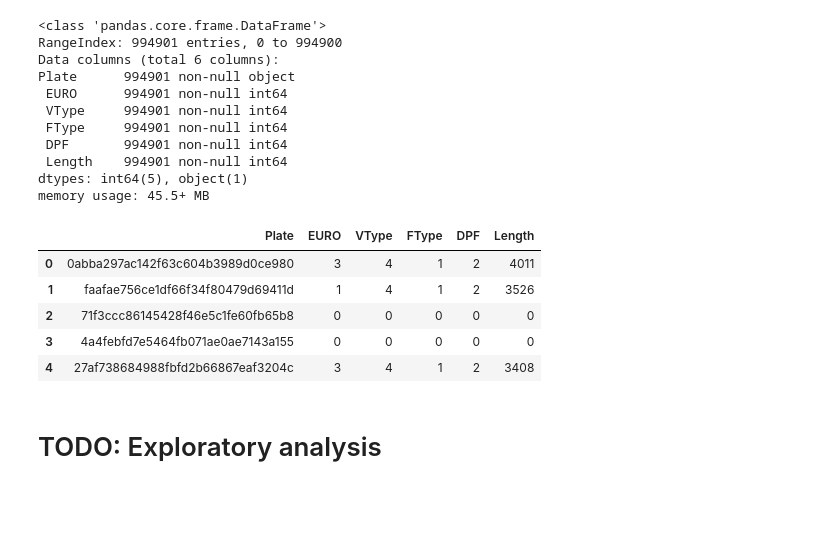
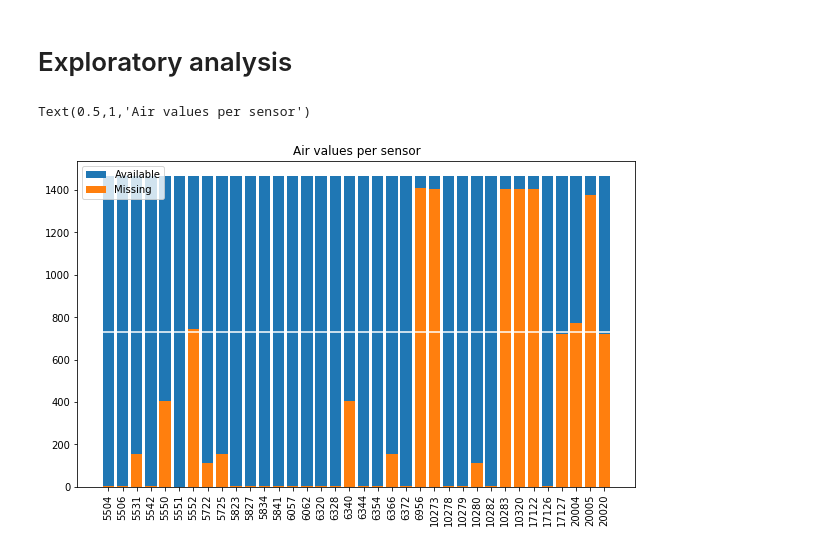
Before and after one commit to nickmancol/airquality-nickman, a Jupyter notebook: AirQuality.ipynb, the cells around one changed output. Cells and saved outputs as stored; diff of their text form; code cells hidden in the pictures; blank space fills up the shorter version.

Commit message:
Updated plots, added interpolation and ignored empty months

```diff
--- a/AirQuality.ipynb
+++ b/AirQuality.ipynb
@@ -1 +1,15 @@
+# %%
+import os
+import pandas as pd
+import geopandas as gpd
+import numpy as np
+import datetime
+import matplotlib.pyplot as plt
+from sqlalchemy import create_engine
+import csv
+#from sklearn.svm
+%matplotlib inline
+
+db_string = "postgres://rossi:123456@localhost:5432/air_quality"
+db = create_engine(db_string)
 # %%
@@ -148,25 +90,26 @@ vehicles = pd.read_csv('../MI_Area_C/vehicles_hdr.csv')
-# %%
-vehicles.info(())
-# %% [output]
-<class 'pandas.core.frame.DataFrame'>
-RangeIndex: 994901 entries, 0 to 994900
-Data columns (total 6 columns):
-Plate      994901 non-null object
- EURO      994901 non-null int64
- VType     994901 non-null int64
- FType     994901 non-null int64
- DPF       994901 non-null int64
- Length    994901 non-null int64
-dtypes: int64(5), object(1)
-memory usage: 45.5+ MB
-# %%
-vehicles.head()
-# %% [output]
-|  | Plate | EURO | VType | FType | DPF | Length |
-| 0 | 0abba297ac142f63c604b3989d0ce980 | 3 | 4 | 1 | 2 | 4011 |
-| 1 | faafae756ce1df66f34f80479d69411d | 1 | 4 | 1 | 2 | 3526 |
-| 2 | 71f3ccc86145428f46e5c1fe60fb65b8 | 0 | 0 | 0 | 0 | 0 |
-| 3 | 4a4febfd7e5464fb071ae0ae7143a155 | 0 | 0 | 0 | 0 | 0 |
-| 4 | 27af738684988fbfd2b66867eaf3204c | 3 | 4 | 1 | 2 | 3408 |
 # %% [markdown]
-# TODO: Exploratory analysis
+# Exploratory analysis
+# %%
+df_air = pd.read_sql('select * from vw_cross_air', db)
+# %%
+def plot_df_missing(ax, df):
+    n_df_sensors = np.arange(len(df.columns)-1)
+    list_missing = []
+    total_hours = len(df)
+    for c in df.columns:
+        if c.isdigit():
+            list_missing.append(df[c].isnull().sum())
+
+    ax.bar(n_df_sensors, [total_hours-x for x in list_missing], bottom=list_missing, label='Available')
+    ax.bar(n_df_sensors, list_missing, label='Missing')
+    ax.axhline(total_hours/2, xmin=0, xmax=len(n_df_sensors), c='w')
+    return n_df_sensors
+# %%
+fig, ax = plt.subplots(1,1,figsize=(10,6))
+plot_df_missing(ax, df_air)
+plt.legend()
+plt.xticks(np.arange(len(df_air.columns)-1), df_air.columns[1:], rotation=90)
+plt.title('Air values per sensor')
+# %% [output]
+Text(0.5,1,'Air values per sensor')
+[figure, added]
```
Also changed, not shown: parts of 24 cells of this notebook, 2 other files.
